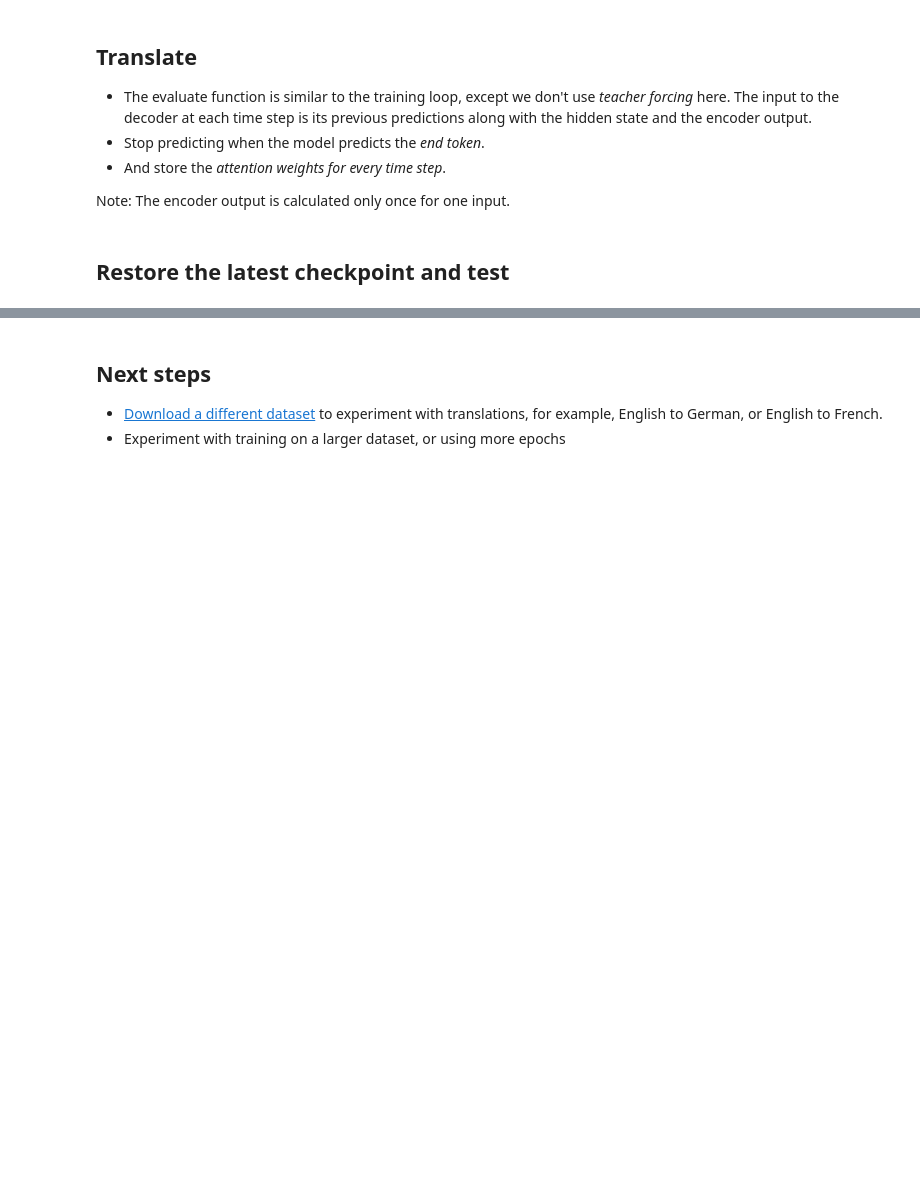
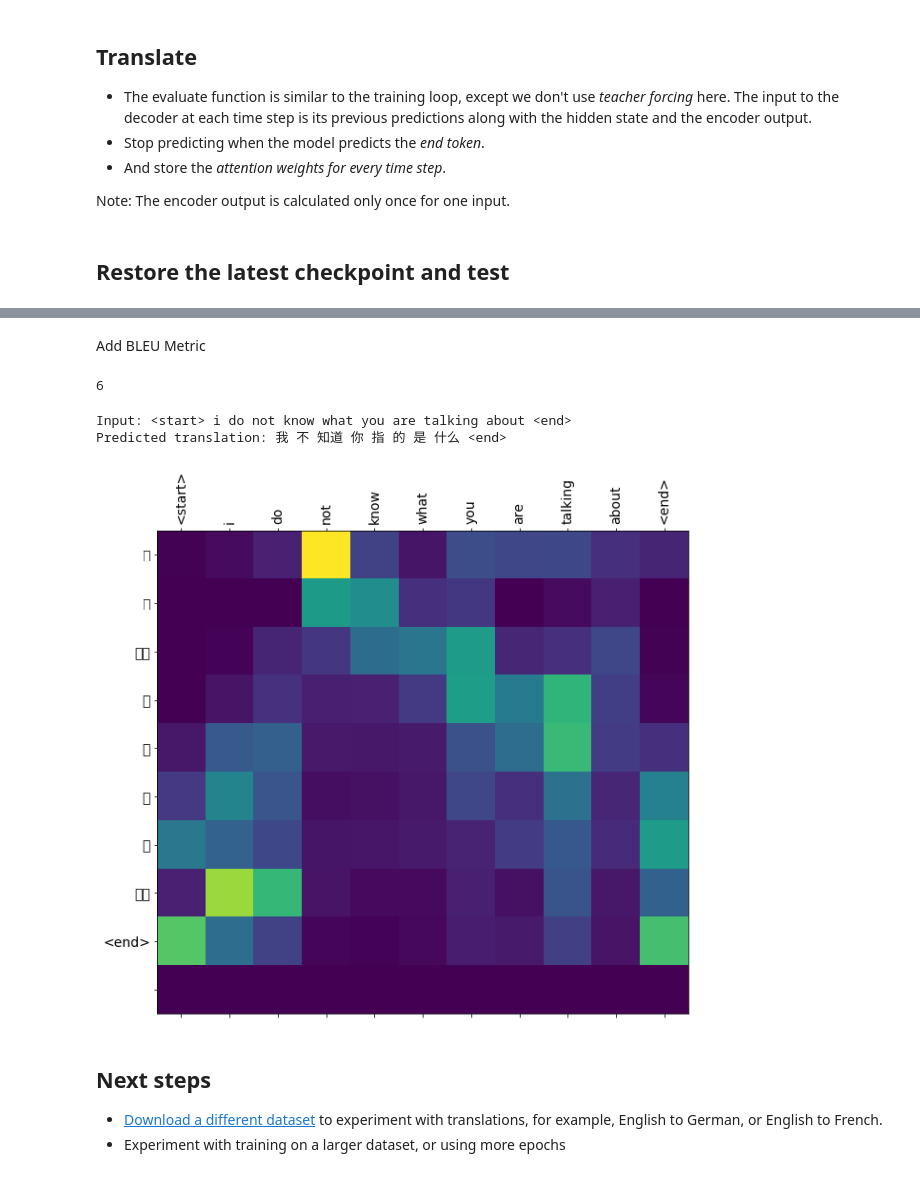
Before and after one commit to Zheng7426/LanguageTranslator, a Jupyter notebook: nmt_with_attention.ipynb, the cells around one changed output, grey strips where cells are left out. Drawn from its saved outputs; the diff is of its cells as text; code cells hidden in the pictures; blank space fills up the shorter version.

```diff
--- a/nmt_with_attention.ipynb
+++ b/nmt_with_attention.ipynb
@@ -200,12 +210,6 @@ def create_dataset():
 #    word_pairs = [[preprocess_sentence(w) for w in l.split('\t')]  for l in lines[:num_examples]]
 #
 #    return zip(*word_pairs)
-
-def create_dataset(path, num_examples):
-    lines = io.open(path, encoding='UTF-8').read().strip().split('\n')
-    word_pairs = [[preprocess_sentence(w) for w in l.split('\t')]  for l in lines[:num_examples]]
-
-    return zip(*word_pairs)
 # %%
 # en, sp = create_dataset(path_to_file, None)
 # print(en[-1])
@@ -228,7 +232,7 @@ def tokenize(lang):
 # %%
 def load_dataset():#path, num_examples=None):
     # creating cleaned input, output pairs
-    targ_lang, inp_lang = create_dataset() #path, num_examples)
+    inp_lang, targ_lang = create_dataset() #path, num_examples)
 
     input_tensor, inp_lang_tokenizer = tokenize(inp_lang)
     target_tensor, targ_lang_tokenizer = tokenize(targ_lang)
@@ -478,7 +529,7 @@ def train_step(inp, targ, enc_hidden):
 
   return batch_loss
 # %%
-EPOCHS = 10
+EPOCHS = 30
 
 for epoch in range(EPOCHS):
   start = time.time()
@@ -490,8 +541,8 @@ for epoch in range(EPOCHS):
     batch_loss = train_step(inp, targ, enc_hidden)
     total_loss += batch_loss
 
-    if batch % 100 == 0:
-        print('Epoch {} Batch {} Loss {:.4f}'.format(epoch + 1,
+    #if batch % 100 == 0:
+    print('Epoch {} Batch {} Loss {:.4f}'.format(epoch + 1,
                                                      batch,
                                                      batch_loss.numpy()))
   # saving (checkpoint) the model every 2 epochs
@@ -513,7 +582,7 @@ Note: The encoder output is calculated only once for one input.
 def evaluate(sentence):
     attention_plot = np.zeros((max_length_targ, max_length_inp))
 
-    sentence = preprocess_sentence(sentence)
+    sentence = clean_en(sentence)
 
     inputs = [inp_lang.word_index[i] for i in sentence.split(' ')]
     inputs = tf.keras.preprocessing.sequence.pad_sequences([inputs],
@@ -583,0 +653,2 @@ translate(u'hace mucho frio aqui.')
+# %% [markdown]
+Add BLEU Metric
@@ -584,3 +745,13 @@ translate(u'hace mucho frio aqui.')
+# %%
+print(inp_lang.word_index['you'])
+# %% [output]
+6
+# %%
+translate(u'I do not know what you are talking about')
+# %% [output]
+Input: <start> i do not know what you are talking about <end>
+Predicted translation: 我 不 知道 你 指 的 是 什么 <end>
+[figure, added]
 # %%
 translate(u'esta es mi vida.')
 # %%
```
Also changed, not shown: parts of 18 cells of this notebook, 4 other files.
